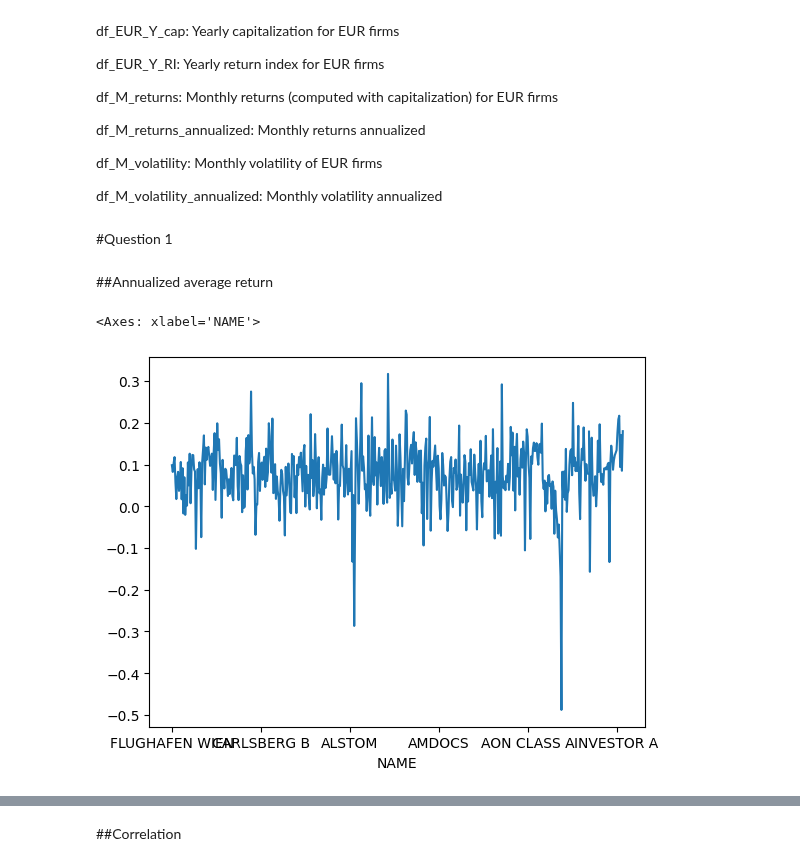
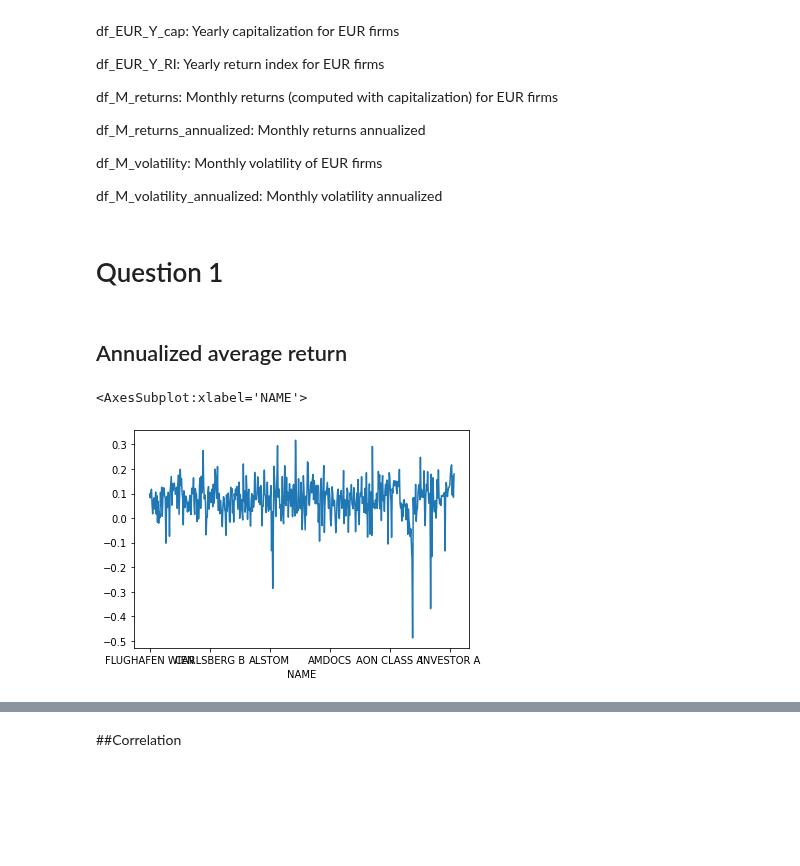
Before and after one commit to GiammarcoBozzelli/SEF, a Jupyter notebook: FINANCE_FINAL.ipynb, the cells around one changed output, grey strips where cells are left out. Cells and saved outputs as stored; diff of their text form; code cells hidden in the pictures; blank space fills up the shorter version.

```diff
--- a/FINANCE_FINAL.ipynb
+++ b/FINANCE_FINAL.ipynb
@@ -33,9 +33,9 @@ df_M_volatility: Monthly volatility of EUR firms
 
 df_M_volatility_annualized: Monthly volatility annualized
 # %% [markdown]
-#Question 1
+# Question 1
 # %% [markdown]
-##Annualized average return
+## Annualized average return
 # %%
 df_EUR_M_RI.set_index('NAME', inplace = True)
 df_EUR_M_cap.set_index('NAME', inplace = True)
@@ -52,12 +52,13 @@ df_EUR_M_RI_T = df_EUR_M_RI_08.T
 df_M_returns = df_EUR_M_RI_T.pct_change()
 # %%
 #Now we annualized it
+df_M_returns.replace([np.inf, -np.inf], np.nan, inplace=True)
 df_M_returns_annualized = df_M_returns.mean() * 12
 #And we plot it
 df_M_returns_annualized.plot()
 # %% [output]
-<Axes: xlabel='NAME'>
+<AxesSubplot:xlabel='NAME'>
-[figure, old version]
+[figure, new version]
 # %%
 sns.histplot(df_M_returns_annualized)
 # %% [output]
```
Also changed, not shown: parts of 12 cells of this notebook.
